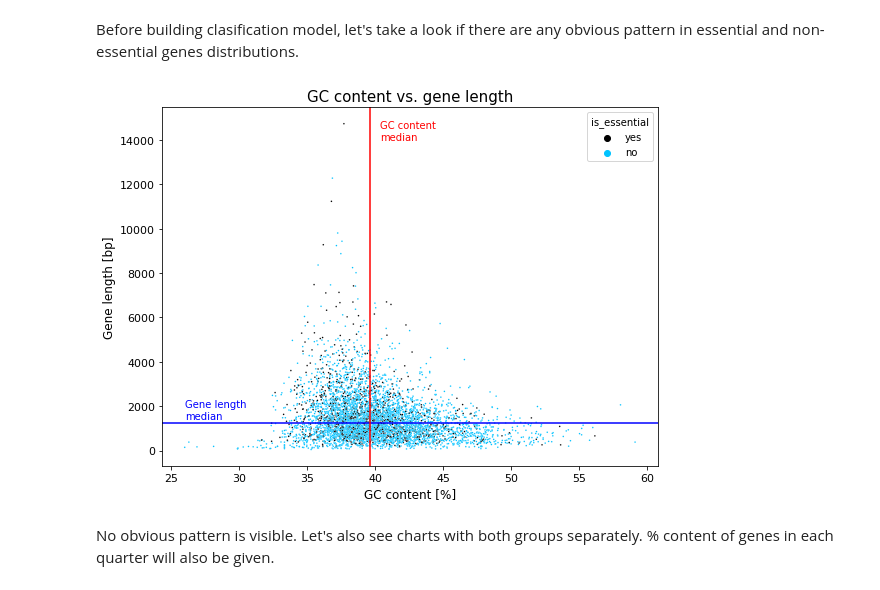
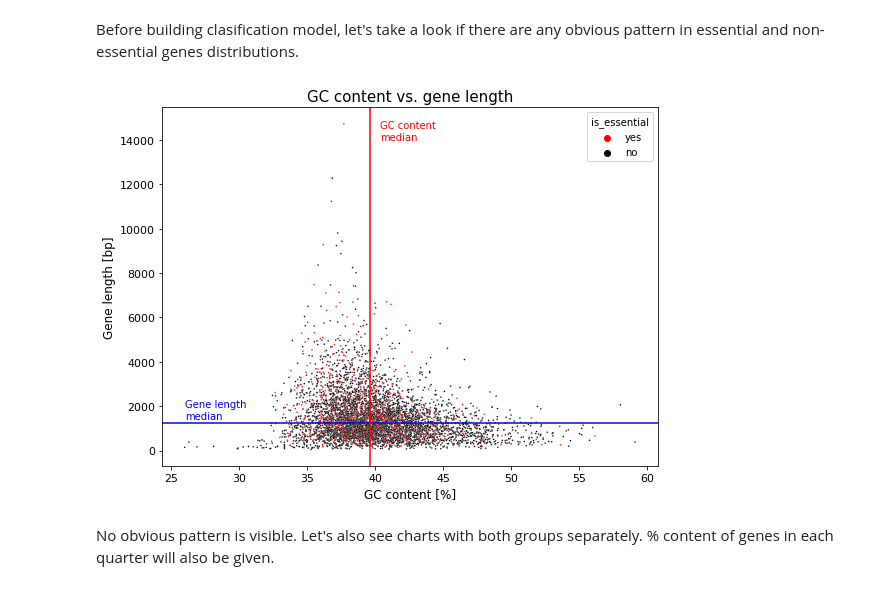
Before and after one commit to piotrsoczewka/Essential_Genes, a Jupyter notebook: Classification.ipynb, the cells around one changed output. Saved outputs shown, nothing was run; the diff lists cells and outputs as text; code cells hidden in the pictures.

```diff
--- a/Classification.ipynb
+++ b/Classification.ipynb
@@ -101,30 +99,30 @@ print(len(all_genes_df))
 # %% [markdown]
 Before building clasification model, let's take a look if there are any obvious pattern in essential and non-essential genes distributions.
 # %%
-# defining medians for GC content and gene length
+# Defining medians for GC content and gene length
 GC_median = all_genes_df['GC_content[%]'].median()
 length_median = all_genes_df['gene_length[bp]'].median()
 
 fig, ax = plt.subplots()
 fig.set_size_inches([8,6])
 
-ax = sns.scatterplot(data=all_genes_df, x="GC_content[%]", y='gene_length[bp]', s=2.5, hue='is_essential', palette=['#000000', '#00C3FF'])
+ax = sns.scatterplot(data=all_genes_df, x="GC_content[%]", y='gene_length[bp]', s=2.5, hue='is_essential', palette=['#FF0000', '#000000'])
 
 ax.set_title('GC content vs. gene length', fontsize=15)
 ax.set_xlabel('GC content [%]', fontsize=12)
 ax.set_xticklabels(ax.get_xticks().astype(int), fontsize=11)
 ax.set_ylabel('Gene length [bp]', fontsize=12)
 ax.set_yticklabels(ax.get_yticks().astype(int), fontsize=11)
 
 
 ax.axhline(length_median, c='b')
 ax.text(26, length_median + 200, 'Gene length \nmedian', c='b', fontsize=10)
 ax.axvline(GC_median, c='r')
 ax.text(GC_median + 0.75, 14000, 'GC content \nmedian', c='r', fontsize=10)
 plt.tight_layout()
 plt.show()
 # %% [output]
-[figure, old version]
+[figure, new version]
 # %% [markdown]
 No obvious pattern is visible. Let's also see charts with both groups separately. % content of genes in each quarter will also be given.
 # %%
```
Also changed, not shown: parts of 12 cells of this notebook, 9 other files.
